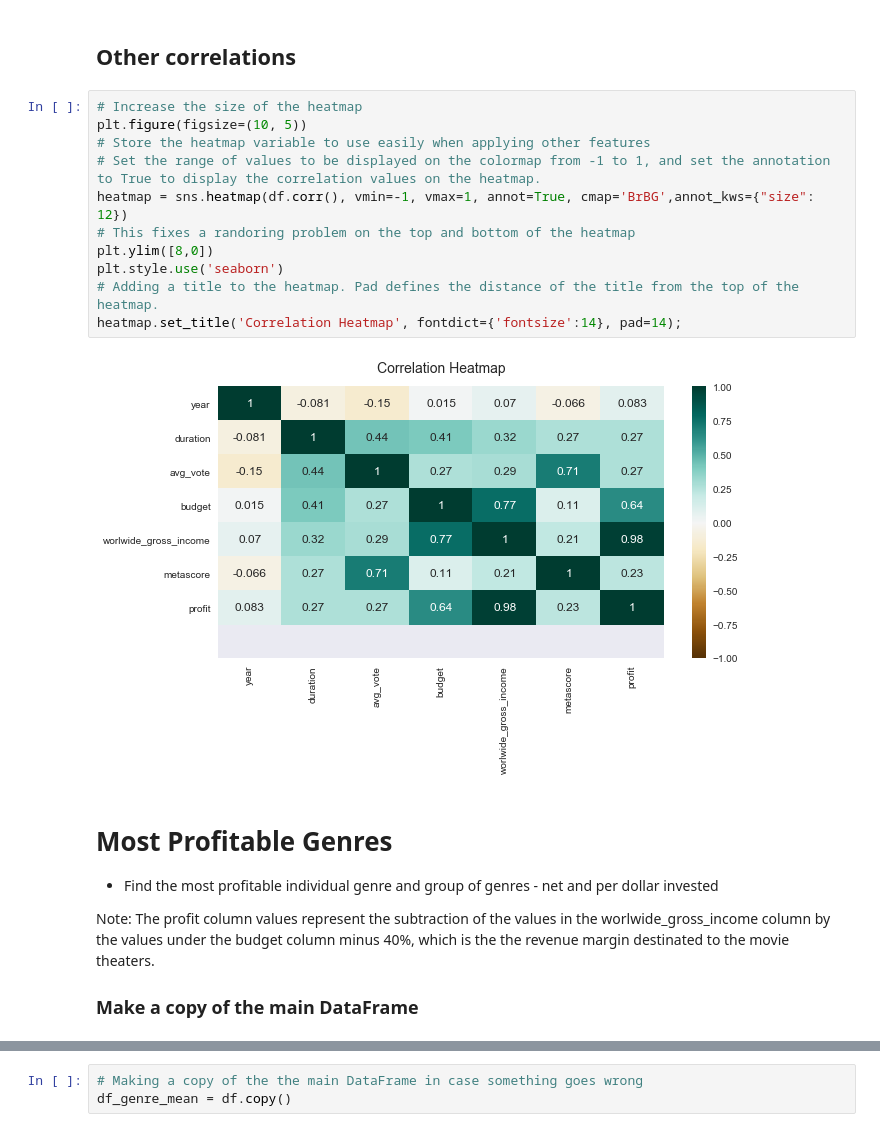
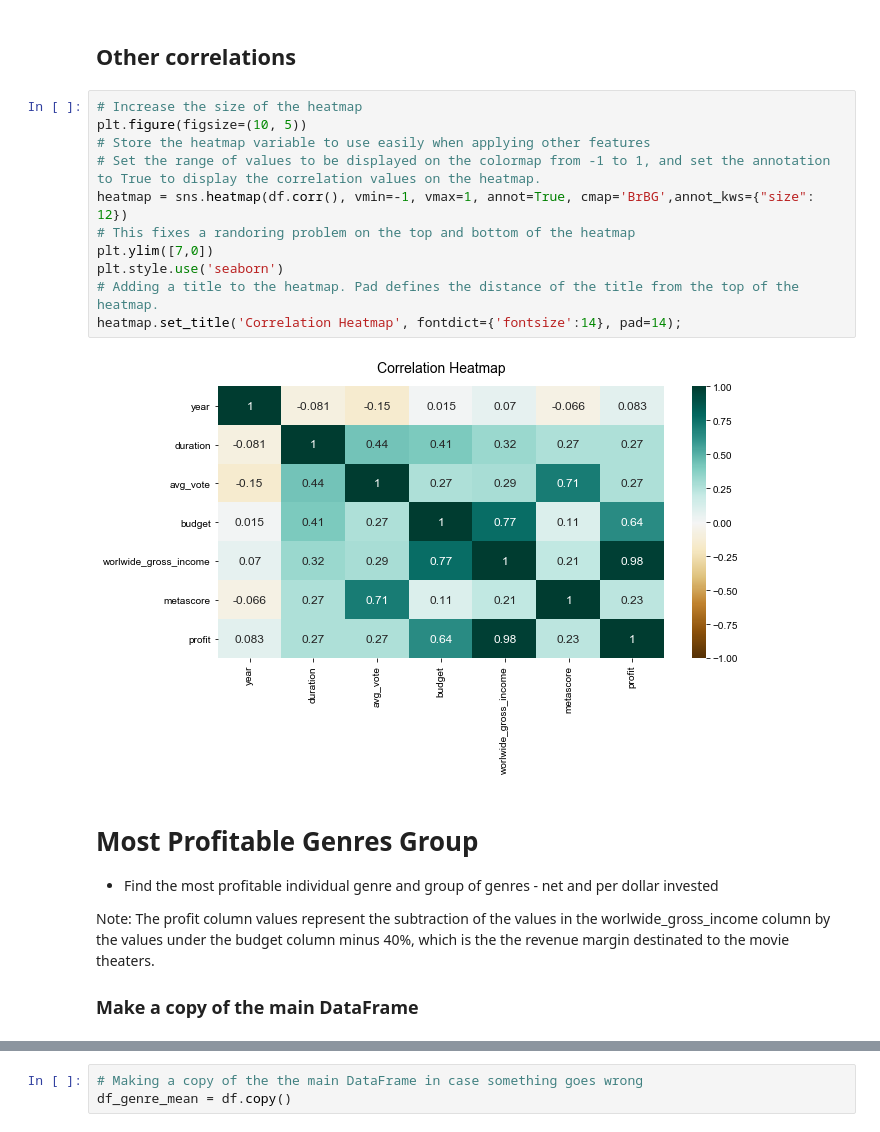
Before and after one commit to Ismaeltrevi/project-cinema, a Jupyter notebook: student.ipynb, the cells around one changed output, grey strips where cells are left out. Saved outputs shown, nothing was run; the diff lists cells and outputs as text.

```diff
--- a/student.ipynb
+++ b/student.ipynb
@@ -702,18 +696,18 @@ budget_revenue_corr
 # %%
 # Increase the size of the heatmap
 plt.figure(figsize=(10, 5))
 # Store the heatmap variable to use easily when applying other features
 # Set the range of values to be displayed on the colormap from -1 to 1, and set the annotation to True to display the correlation values on the heatmap.
 heatmap = sns.heatmap(df.corr(), vmin=-1, vmax=1, annot=True, cmap='BrBG',annot_kws={"size": 12})
 # This fixes a randoring problem on the top and bottom of the heatmap
-plt.ylim([8,0])
+plt.ylim([7,0])
 plt.style.use('seaborn')
 # Adding a title to the heatmap. Pad defines the distance of the title from the top of the heatmap.
 heatmap.set_title('Correlation Heatmap', fontdict={'fontsize':14}, pad=14);
 # %% [output]
-[figure, old version]
+[figure, new version]
 # %% [markdown]
-# Most Profitable Genres
+# Most Profitable Genres Group
 
 - Find the most profitable individual genre and group of genres - net and per dollar invested
 
```
Also changed, not shown: parts of 49 cells of this notebook.
